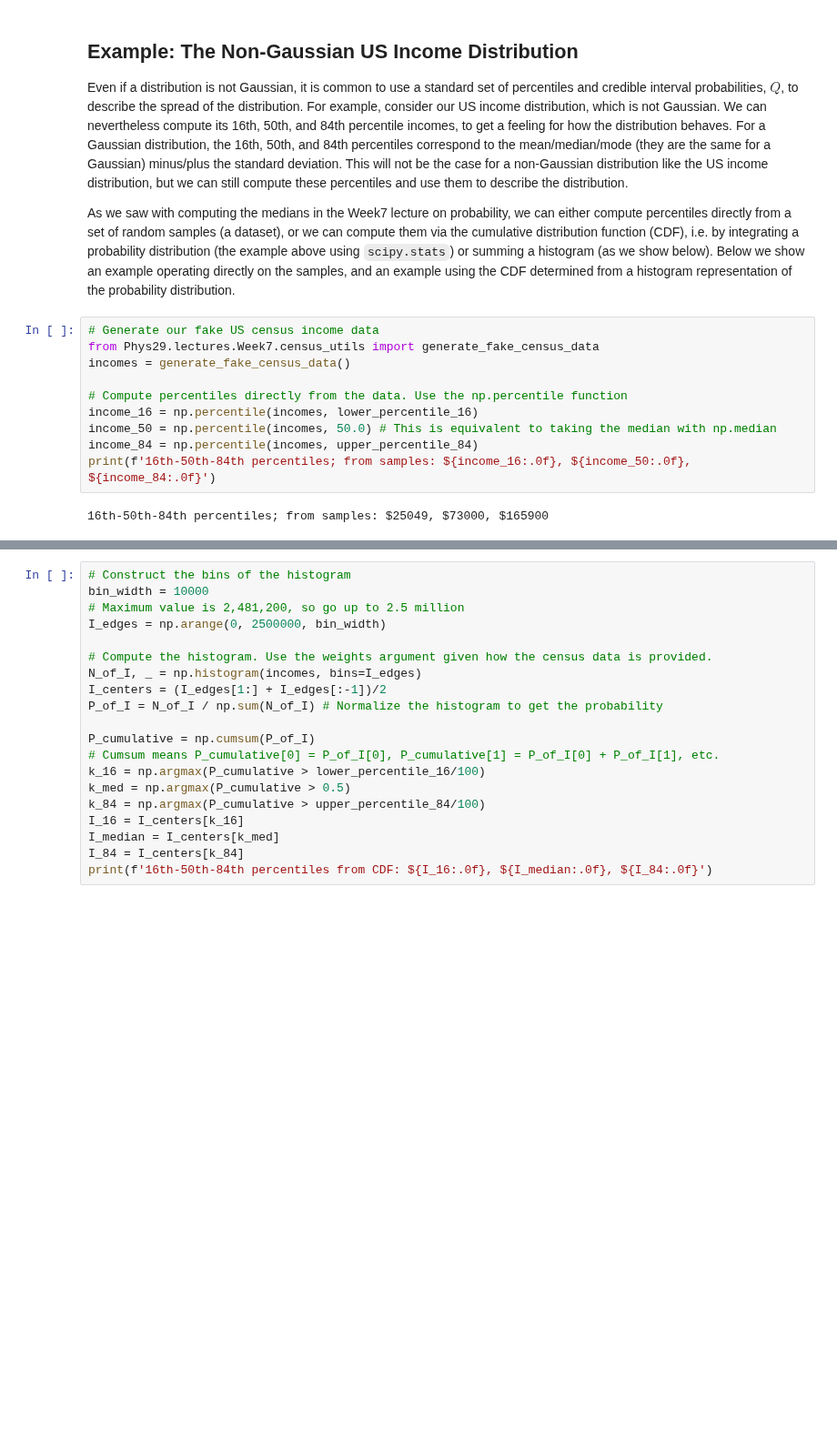
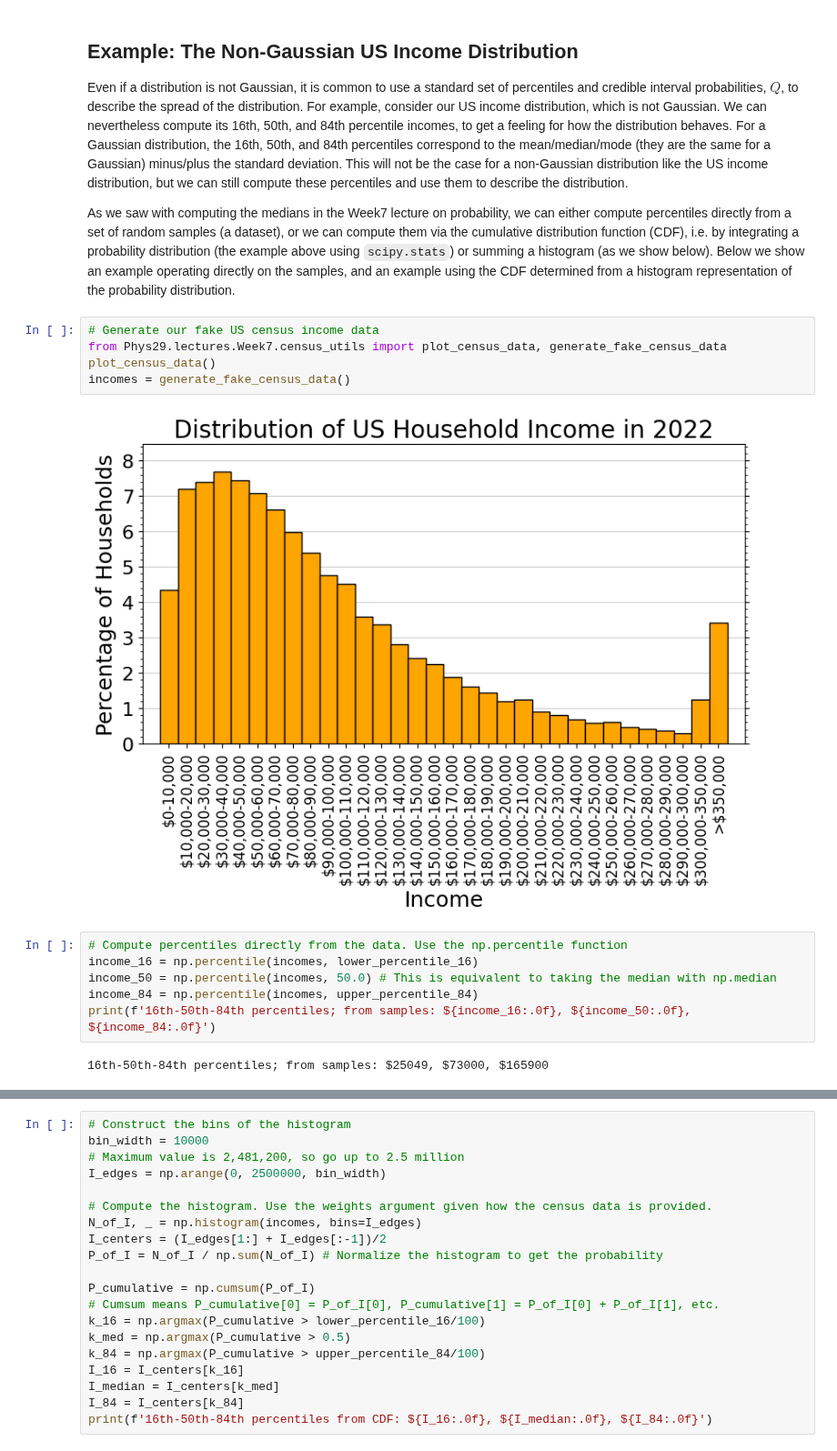
Before and after one commit to enigma-igm/Phys29, a Jupyter notebook: Phys29/lectures/Week8/02_confidence_intervals.ipynb, the cells around one changed output, grey strips where cells are left out. Shown at 91% size. Saved outputs shown, nothing was run; the diff lists cells and outputs as text; blank space fills up the shorter version.

```diff
--- a/Phys29/lectures/Week8/02_confidence_intervals.ipynb
+++ b/Phys29/lectures/Week8/02_confidence_intervals.ipynb
@@ -227,11 +227,14 @@ which is equiavelent for a Gaussian distribution since $x_{\rm median} = \langle
 Even if a distribution is not Gaussian, it is common to use a standard set of percentiles and credible interval probabilities, $Q$,  to describe the spread of the distribution.  For example, consider our US income distribution, which is not Gaussian.  We can nevertheless compute its 16th, 50th, and 84th percentile incomes, to get a feeling for how the distribution behaves. For a Gaussian distribution, the 16th, 50th, and 84th percentiles correspond to the mean/median/mode (they are the same for a Gaussian) minus/plus the standard deviation. This will not be the case for a non-Gaussian distribution like the US income distribution, but we can still compute these percentiles and use them to describe the distribution.
 
 As we saw with computing the medians in the Week7 lecture on probability, we can either compute percentiles directly from a set of random samples (a dataset), or we can compute them via the cumulative distribution function (CDF), i.e. by integrating a probability distribution (the example above using `scipy.stats`) or summing a histogram (as we show below).  Below we show an example operating directly on the samples, and an example using the CDF determined from a histogram representation of the probability distribution.
+# %%
+# Generate our fake US census income data
+from Phys29.lectures.Week7.census_utils import plot_census_data, generate_fake_census_data
+plot_census_data()
+incomes = generate_fake_census_data()
+# %% [output]
+[figure, added]
 # %%
-# Generate our fake US census income data
-from Phys29.lectures.Week7.census_utils import generate_fake_census_data
-incomes = generate_fake_census_data()
-
 # Compute percentiles directly from the data. Use the np.percentile function
 income_16 = np.percentile(incomes, lower_percentile_16)
 income_50 = np.percentile(incomes, 50.0) # This is equivalent to taking the median with np.median
```
Also changed, not shown: parts of 4 cells of this notebook, 1 other file.
